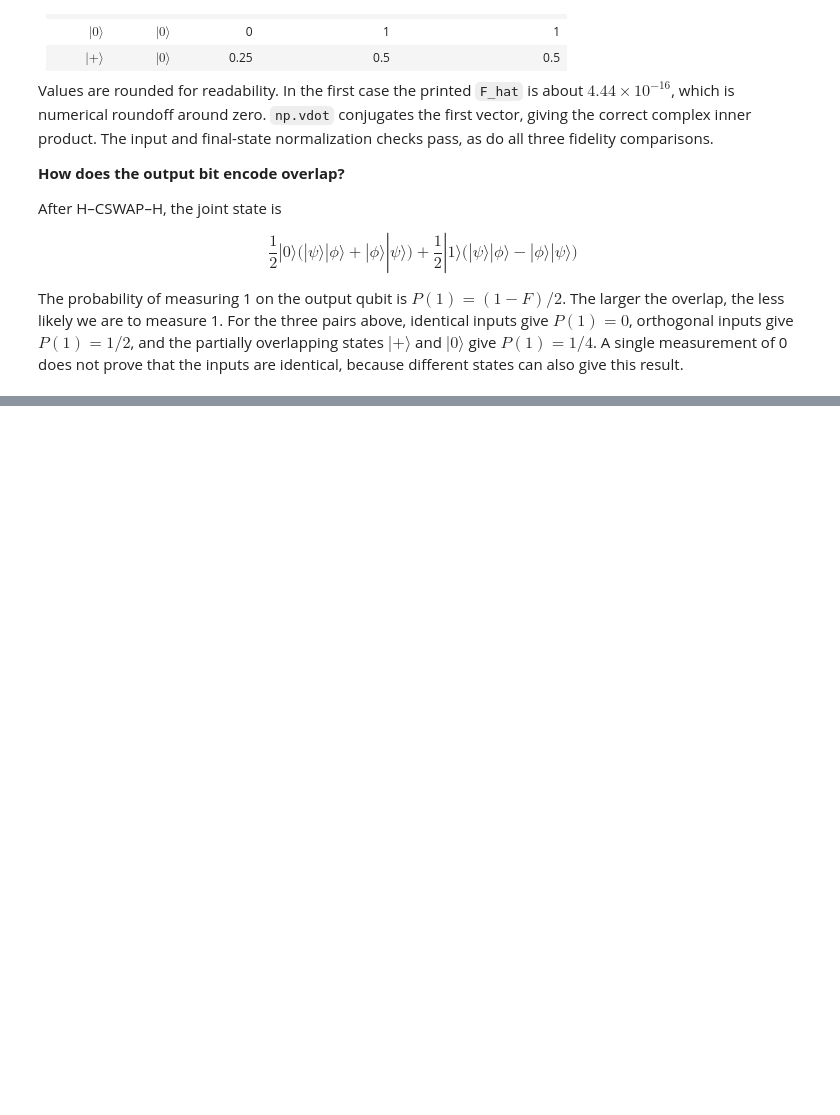
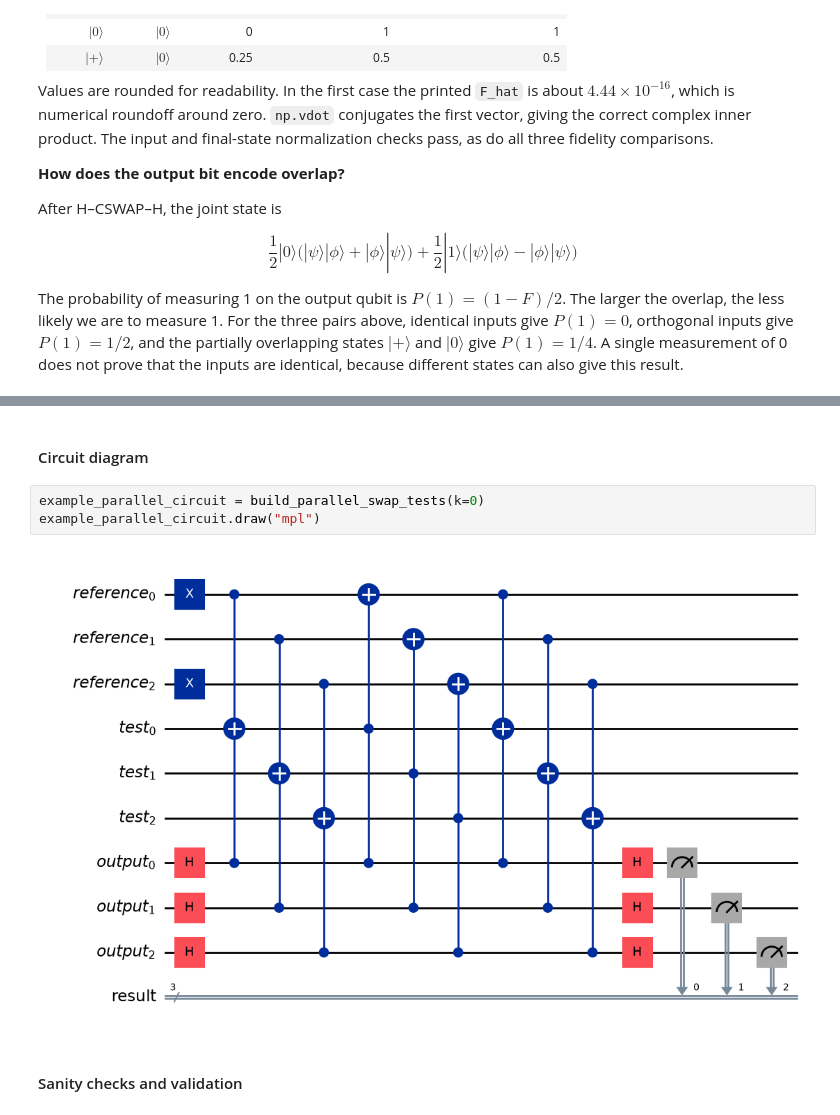
Before and after one commit to SignorB/quantum-assignment, a Jupyter notebook: state_vector_simulator.ipynb, the cells around one changed output, grey strips where cells are left out. Cells and saved outputs as stored; diff of their text form; blank space fills up the shorter version.

Commit message:
Introduces Parallel version and organize the notebook sections.

```diff
--- a/state_vector_simulator.ipynb
+++ b/state_vector_simulator.ipynb
@@ -432,0 +507,9 @@ for k in [5, 0]:
+# %% [markdown]
+#### Circuit diagram
+# %%
+example_parallel_circuit = build_parallel_swap_tests(k=0)
+example_parallel_circuit.draw("mpl")
+# %% [output]
+[figure, added]
+# %% [markdown]
+#### Sanity checks and validation
```
Also changed, not shown: parts of 17 cells of this notebook.
